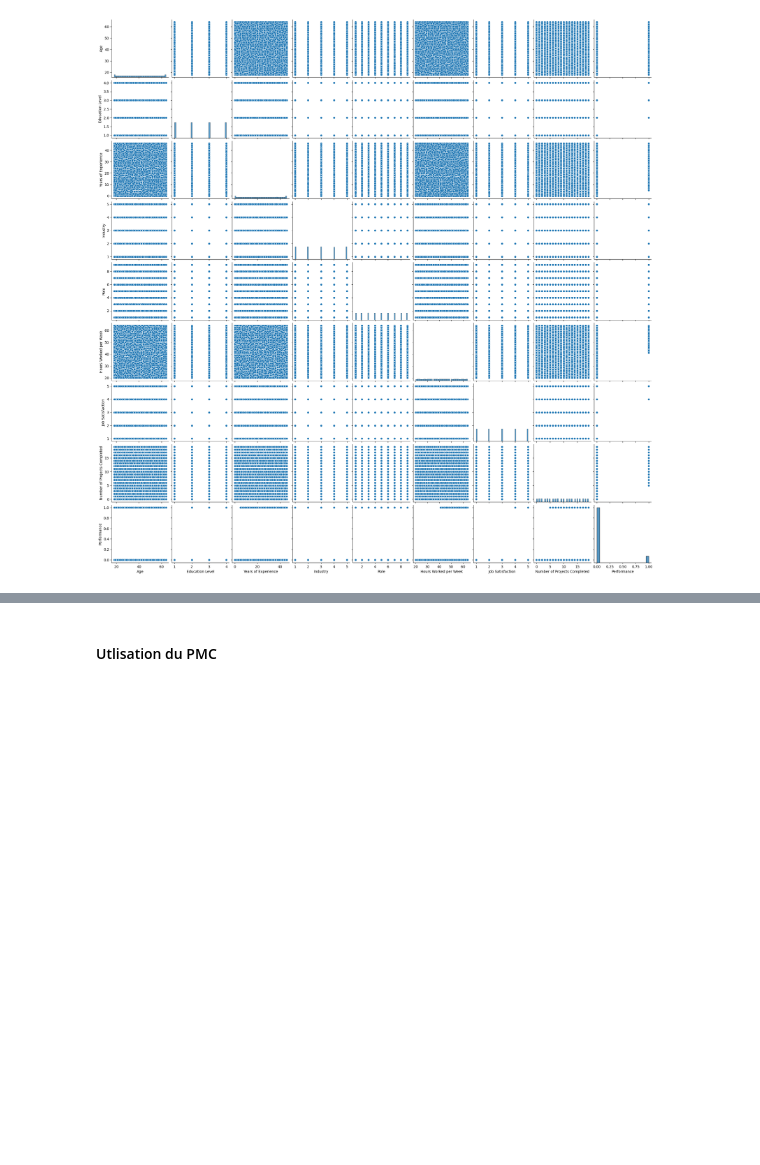
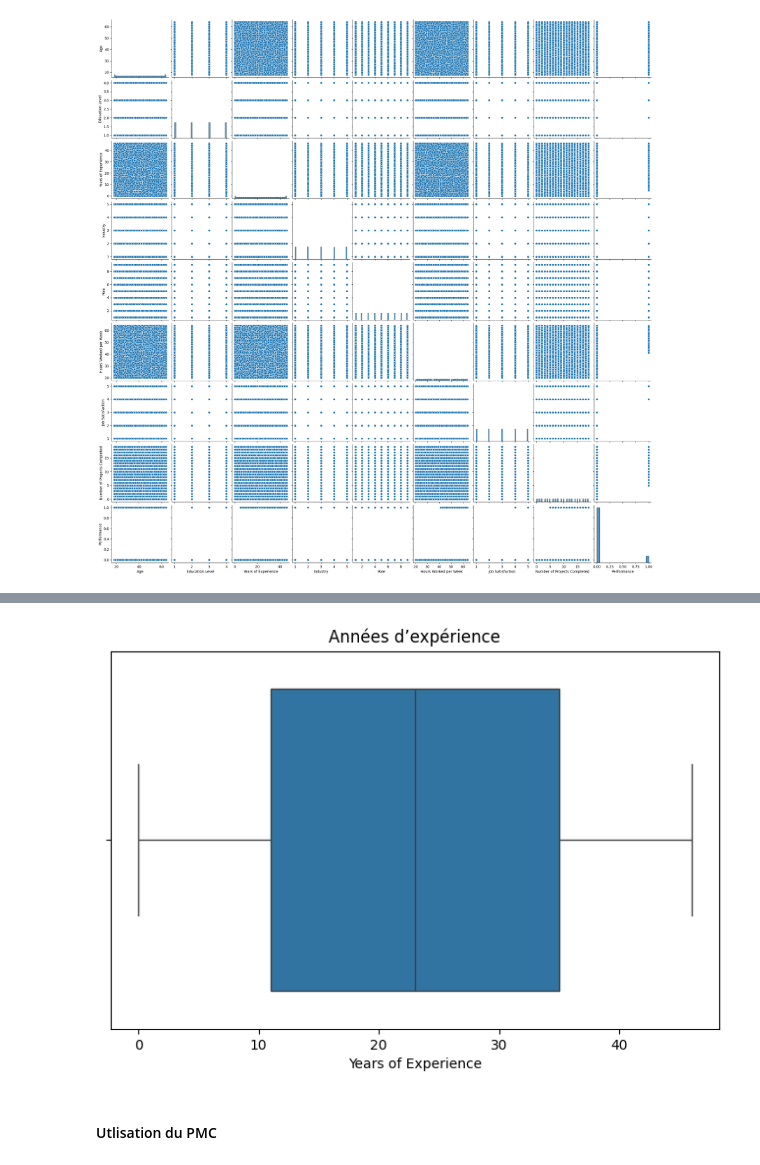
Before and after one commit to NdongoMamoudou/DeepLearningHub, a Jupyter notebook: PMC/Notebooks/Binary_classification.ipynb, the cells around one changed output, grey strips where cells are left out. Drawn from its saved outputs; the diff is of its cells as text; code cells hidden in the pictures; blank space fills up the shorter version.

```diff
--- a/PMC/Notebooks/Binary_classification.ipynb
+++ b/PMC/Notebooks/Binary_classification.ipynb
@@ -107,3 +111,10 @@ plt.bar(value.index , value)
+# %%
+plt.figure(figsize=(8,5))
+sns.boxplot(x=df_employer['Years of Experience'])
+plt.title("Années d’expérience")
+plt.show()
+# %% [output]
+[figure, added]
 # %% [markdown]
 #### Utlisation du PMC
 # %%
```
Also changed, not shown: parts of 6 cells of this notebook.
